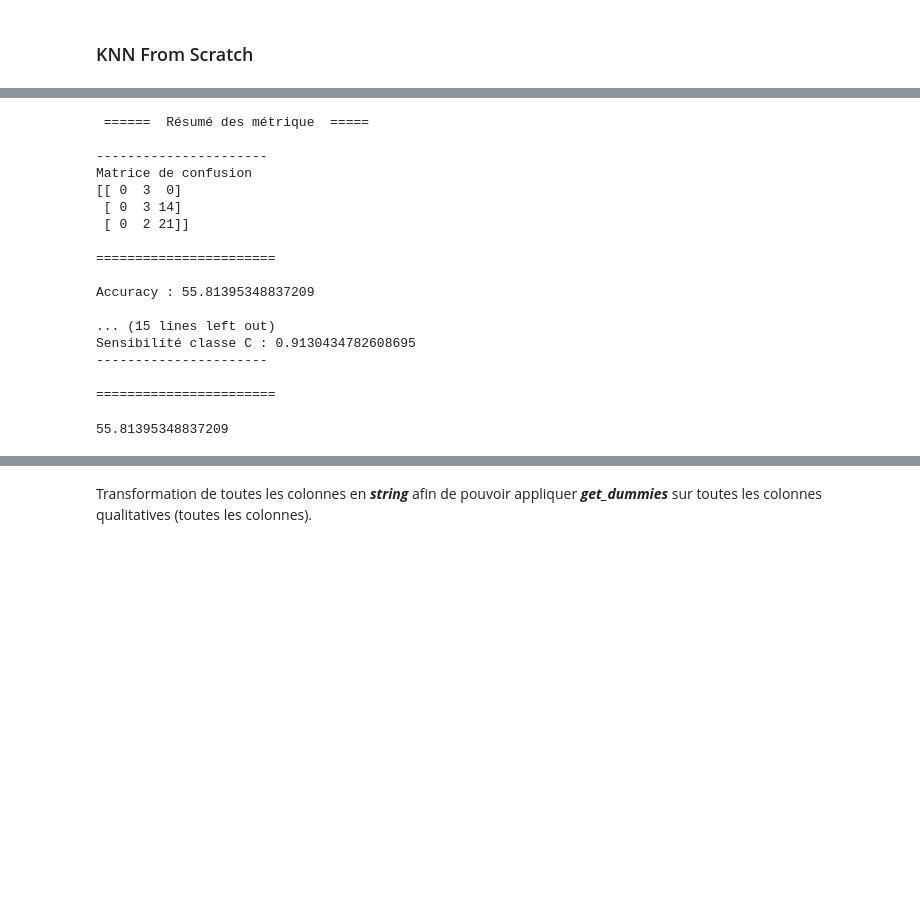
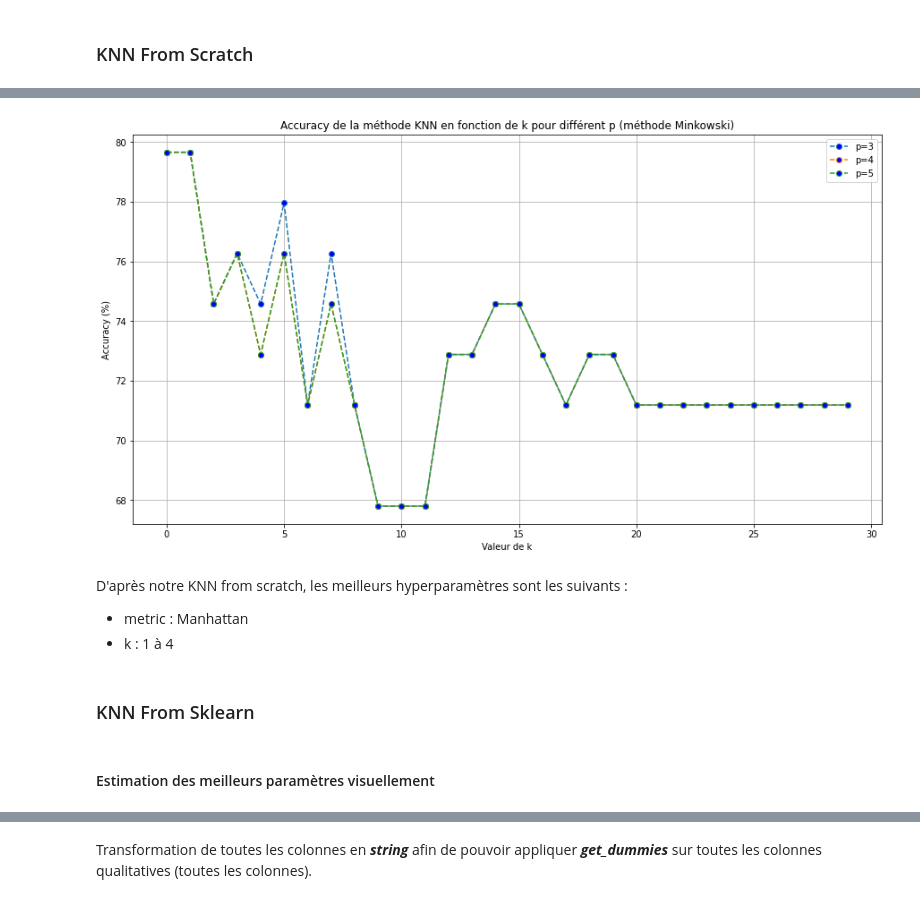
Before and after one commit to CassiaFa/Premier_modele_K-NN, a Jupyter notebook: Premier_K-NN.ipynb, the cells around one changed output, grey strips where cells are left out. Cells and saved outputs as stored; diff of their text form; code cells hidden in the pictures; blank space fills up the shorter version.

```diff
--- a/Premier_K-NN.ipynb
+++ b/Premier_K-NN.ipynb
@@ -166,24 +161,28 @@ print(y_pred)
-# %%
-acc = modele_scratch.accuracy(y_test, y_pred, resume=True)[0]
-# %% [output]
- ======  Résumé des métrique  =====
-
-----------------------
-Matrice de confusion
-[[ 0  3  0]
- [ 0  3 14]
- [ 0  2 21]]
-
-=======================
-
-Accuracy : 55.81395348837209
-
-... (15 lines left out)
-Sensibilité classe C : 0.9130434782608695
-----------------------
-
-=======================
-# %%
-print(acc)
-# %% [output]
-55.81395348837209
+# %%
+plt.figure(figsize=(15, 8))
+for p in range(3,5+1):
+    modele_scratch.train(X_train, y_train, metric="minkowski", p=p)
+    acc_minkowski = []
+    for k in range(1, 30+1):
+        y_pred = modele_scratch.prediction(X_test, k=k)
+        acc_minkowski.append(modele_scratch.accuracy(y_test, y_pred, resume=False)[0])
+
+    plt.plot(acc_minkowski, linestyle='--', marker='o', markerfacecolor='b', label=f"p={p}")
+
+plt.title("Accuracy de la méthode KNN en fonction de k pour différent p (méthode Minkowski)")
+plt.xlabel("Valeur de k")
+plt.ylabel("Accuracy (%)")
+plt.legend()
+plt.grid(True)
+plt.savefig("./Rapport/images/k_estimation_minkowki.png", bbox_inches="tight")
+plt.show()
+# %% [output]
+[figure, added]
+# %% [markdown]
+D'après notre KNN from scratch, les meilleurs hyperparamètres sont les suivants :
+- metric : Manhattan
+- k : 1 à 4
+# %% [markdown]
+### KNN From Sklearn
+# %% [markdown]
+#### Estimation des meilleurs paramètres visuellement
```
Also changed, not shown: parts of 38 cells of this notebook, 14 other files.
